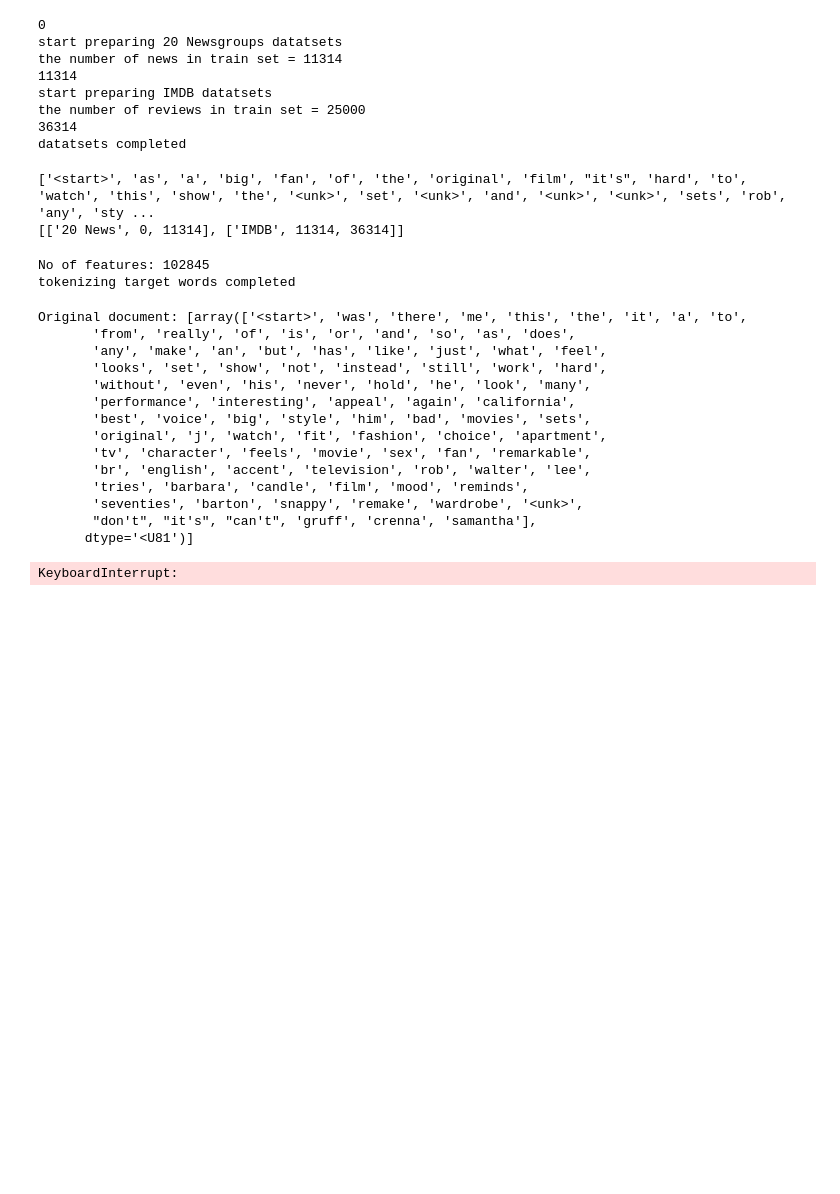
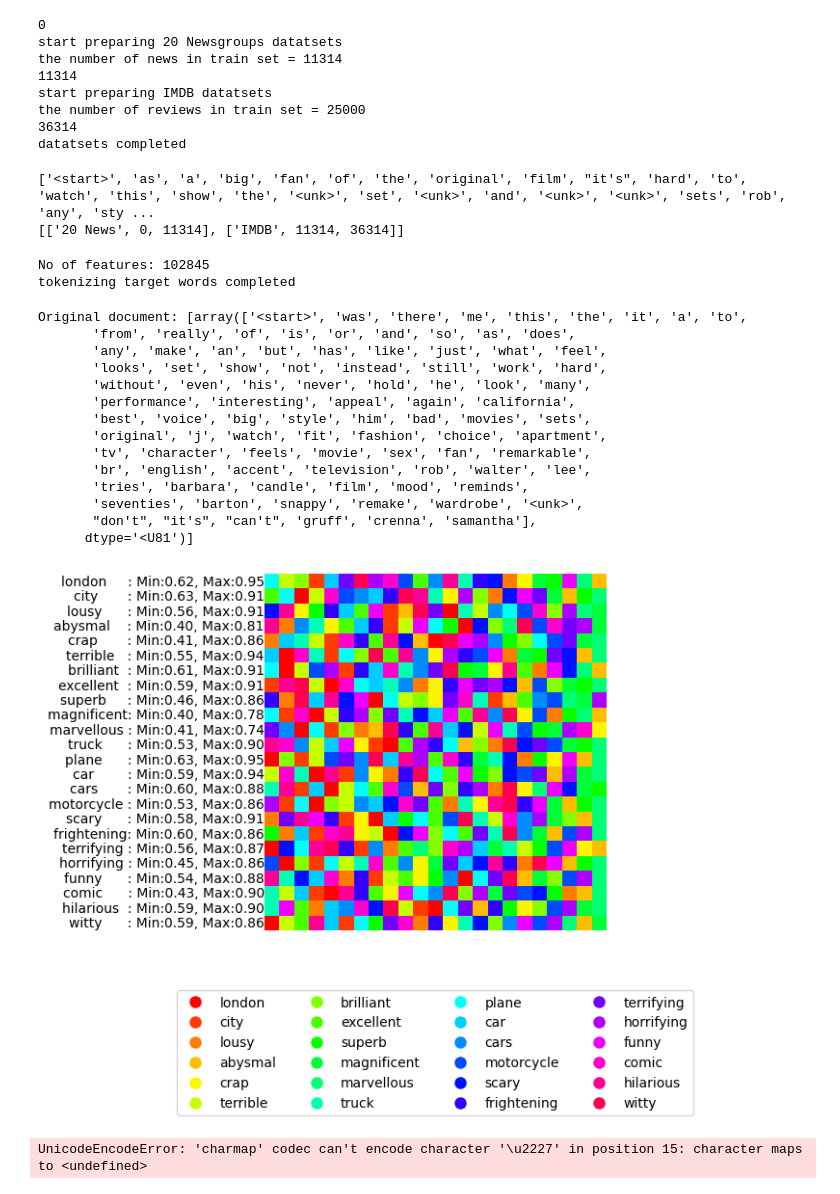
Before and after one commit to akkadhim/tmu, a Jupyter notebook: examples/autoencoder/jupyter/TM with Experts.ipynb, the cells around one changed output. Cells and saved outputs as stored; diff of their text form; code cells hidden in the pictures; blank space fills up the shorter version.

Commit message:
fix error

```diff
--- a/examples/autoencoder/jupyter/TM with Experts.ipynb
+++ b/examples/autoencoder/jupyter/TM with Experts.ipynb
@@ -213,7 +211,7 @@ if not os.path.exists(clauses_dir):
 with open(result_filepath, 'w') as file, redirect_stdout(file):
     # parameters
     clause_weight_threshold = 0
-    number_of_examples = 4000
+    number_of_examples = 200
     factor = 4
     T = factor*40
     s = 5.0
@@ -223,7 +221,7 @@ with open(result_filepath, 'w') as file, redirect_stdout(file):
     random_per_category = False
     categories = 0
     accumulation = 24
-    epochs = 10
+    epochs = 2
     fluctuations = []
     progress_bar = tqdm(total=epochs, desc="Running Epochs")
 
@@ -322,34 +320,35 @@ with open(result_filepath, 'w') as file, redirect_stdout(file):
             for j in range(len(list_of_words[i])):
                 word = list_of_words[i][j]
                 # Replace the word with its corresponding color
                 color = color_dict[word]
                 r, g, b = mcolors.hex2color(color)
                 color_array[i][j] = np.array([r*255, g*255, b*255], dtype=np.uint8)
             # Add the row number in front of each row
             plt.text(-0.5, i, f'{target_words_with_min_max[i]}', ha='right', va='center')
         # Create a plot of the color array
         plt.imshow(color_array)
         plt.axis('off')
         # Add legends for each word color
         legend_handles = []
         legend_labels = []
         for word, color in color_dict.items():
             legend_handles.append(plt.Line2D([0], [0], marker='o', color='w', label=word, markerfacecolor=color, markersize=10))
             legend_labels.append(word)
         plt.legend(handles=legend_handles, labels=legend_labels, loc='upper center', bbox_to_anchor=(0.5, -0.15), ncol=4)
         plot_filename = os.path.join(clauses_dir,f'clauses_{clauses}_{e+1}.png')
         plt.savefig(plot_filename, dpi=300, bbox_inches='tight')
         plt.show()
         # end of ploting clauses variation
 
     seconds = total_training
     hours = seconds // 3600
     minutes = (seconds % 3600) // 60
     seconds = seconds % 60
     print(f"Training duration: {hours} hours, {minutes} minutes, {seconds} seconds")
 progress_bar.close()
 # %% [output]
+[figure, added]
-KeyboardInterrupt:
+UnicodeEncodeError: 'charmap' codec can't encode character '\u2227' in position 15: character maps to <undefined>
 # %%
 from sklearn.manifold import TSNE
 import matplotlib.pyplot as plt
```
Also changed, not shown: parts of 1 cell of this notebook, 5 other files.
